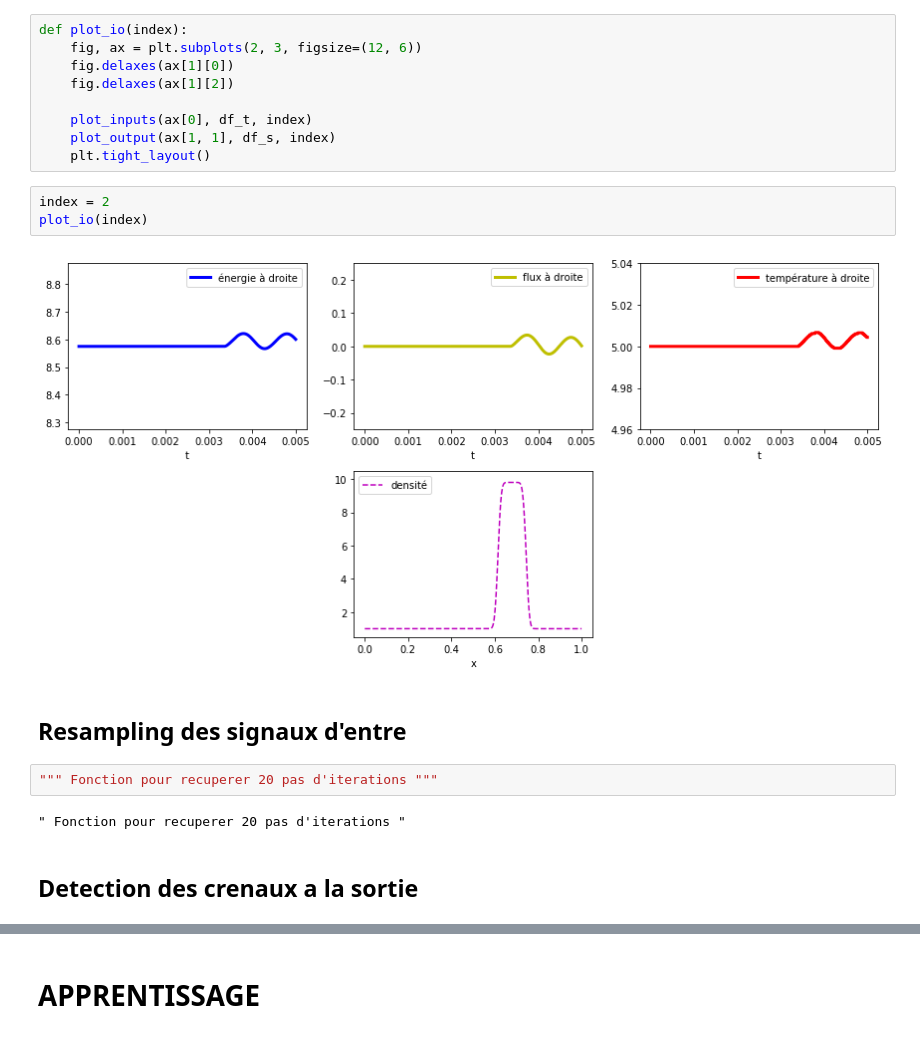
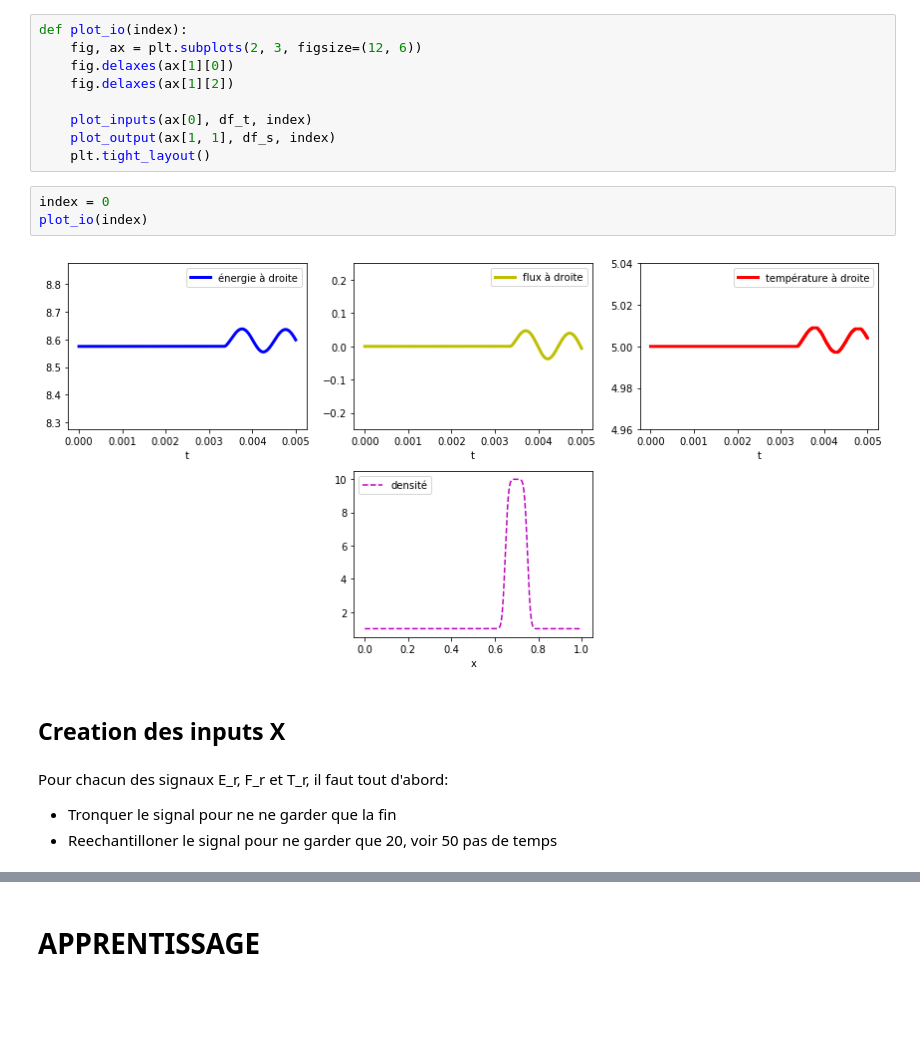
Before and after one commit to ddrous/projet-inverse-2d, a Jupyter notebook: src/notebook/reseaux_de_neurones.ipynb, the cells around one changed output, grey strips where cells are left out. Drawn from its saved outputs; the diff is of its cells as text; blank space fills up the shorter version.

Commit message:
fin de la preparation pour l'apprentissage

```diff
--- a/src/notebook/reseaux_de_neurones.ipynb
+++ b/src/notebook/reseaux_de_neurones.ipynb
@@ -143,15 +154,13 @@ def plot_io(index):
     plot_output(ax[1, 1], df_s, index)
     plt.tight_layout()
 # %%
-index = 2
+index = 0
 plot_io(index)
 # %% [output]
-[figure, old version]
+[figure, new version]
-# %% [markdown]
-## Resampling des signaux d'entre
-# %%
-""" Fonction pour recuperer 20 pas d'iterations """
-# %% [output]
-" Fonction pour recuperer 20 pas d'iterations "
-# %% [markdown]
-## Detection des crenaux a la sortie
+# %% [markdown]
+## Creation des inputs X
+# %% [markdown]
+Pour chacun des signaux E_r, F_r et T_r, il faut tout d'abord:
+- Tronquer le signal pour ne ne garder que la fin
+- Reechantilloner le signal pour ne garder que 20, voir 50 pas de temps
```
Also changed, not shown: parts of 21 cells of this notebook, 8 other files.
